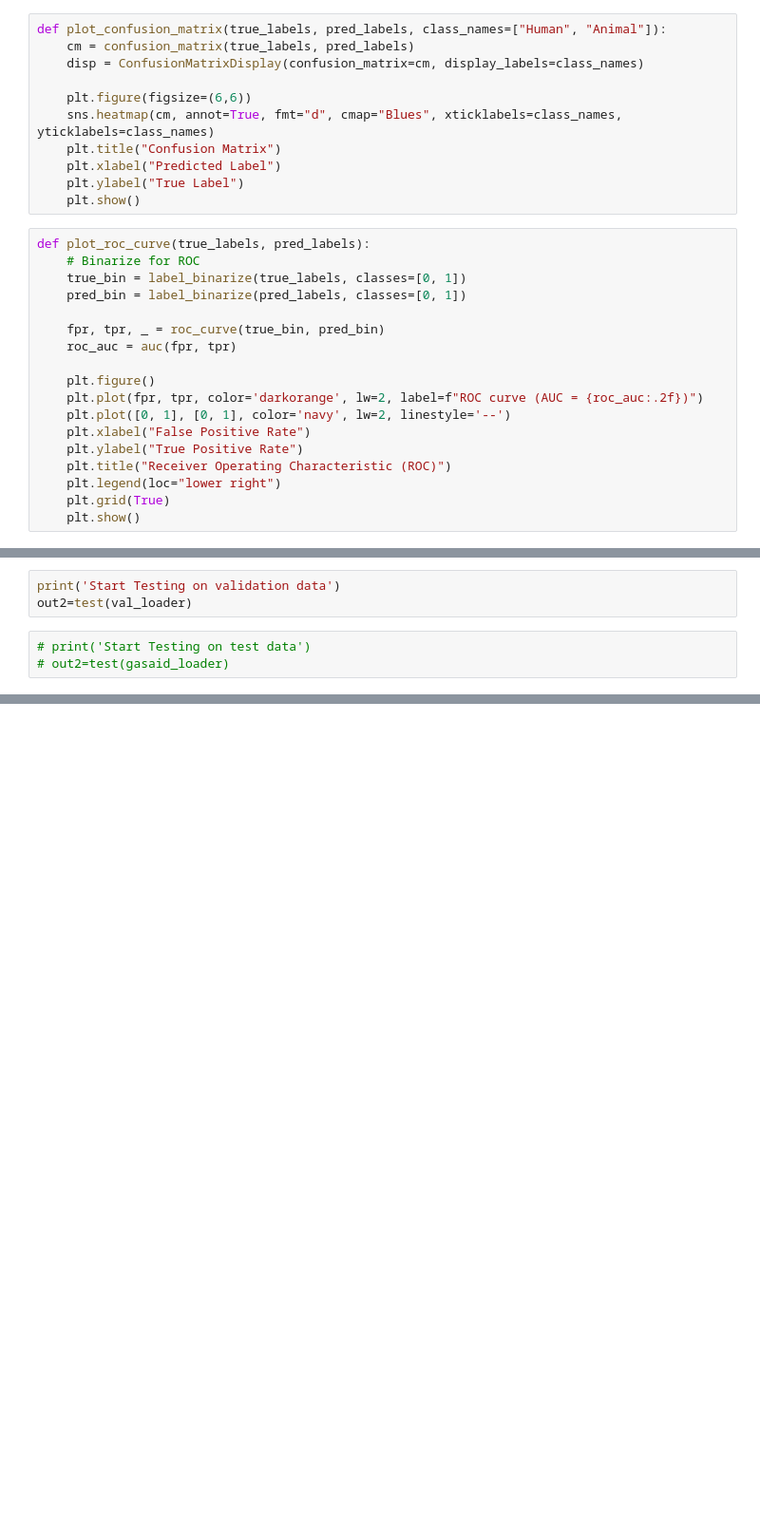
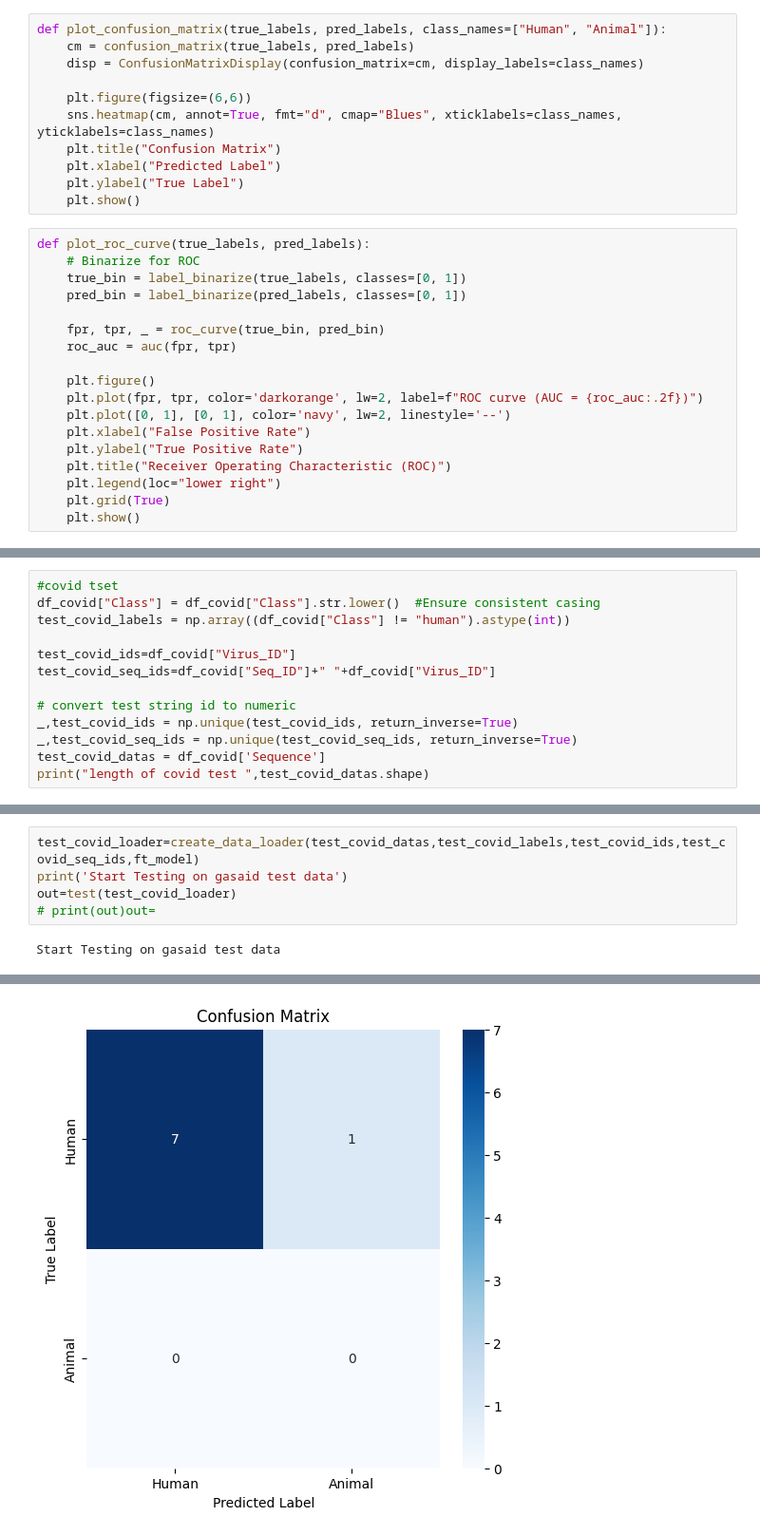
Before and after one commit to nesma-shafie/ViroAlert, a Jupyter notebook: att-mil-hostnet.ipynb, the cells around one changed output, grey strips where cells are left out. Shown at 95% size. Cells and saved outputs as stored; diff of their text form; blank space fills up the shorter version.

```diff
--- a/att-mil-hostnet.ipynb
+++ b/att-mil-hostnet.ipynb
@@ -448,0 +426,13 @@ gasaid_test_datas = df_gasaid['Sequence']
+# %%
+#covid tset
+df_covid["Class"] = df_covid["Class"].str.lower()  #Ensure consistent casing
+test_covid_labels = np.array((df_covid["Class"] != "human").astype(int))
+
+test_covid_ids=df_covid["Virus_ID"]
+test_covid_seq_ids=df_covid["Seq_ID"]+" "+df_covid["Virus_ID"]
+
+# convert test string id to numeric
+_,test_covid_ids = np.unique(test_covid_ids, return_inverse=True)
+_,test_covid_seq_ids = np.unique(test_covid_seq_ids, return_inverse=True)
+test_covid_datas = df_covid['Sequence']
+print("length of covid test ",test_covid_datas.shape)
@@ -653,6 +650,7 @@ out2=test(test_loader)
-# %%
-print('Start Testing on validation data')
-out2=test(val_loader)
 # %%
-# print('Start Testing on test data')
-# out2=test(gasaid_loader)
+test_covid_loader=create_data_loader(test_covid_datas,test_covid_labels,test_covid_ids,test_covid_seq_ids,ft_model)
+print('Start Testing on gasaid test data')
+out=test(test_covid_loader)
+# print(out)out=
+# %% [output]
+Start Testing on gasaid test data
@@ -658,0 +676 @@ out2=test(val_loader)
+[figure, added]
```
Also changed, not shown: parts of 36 cells of this notebook.
